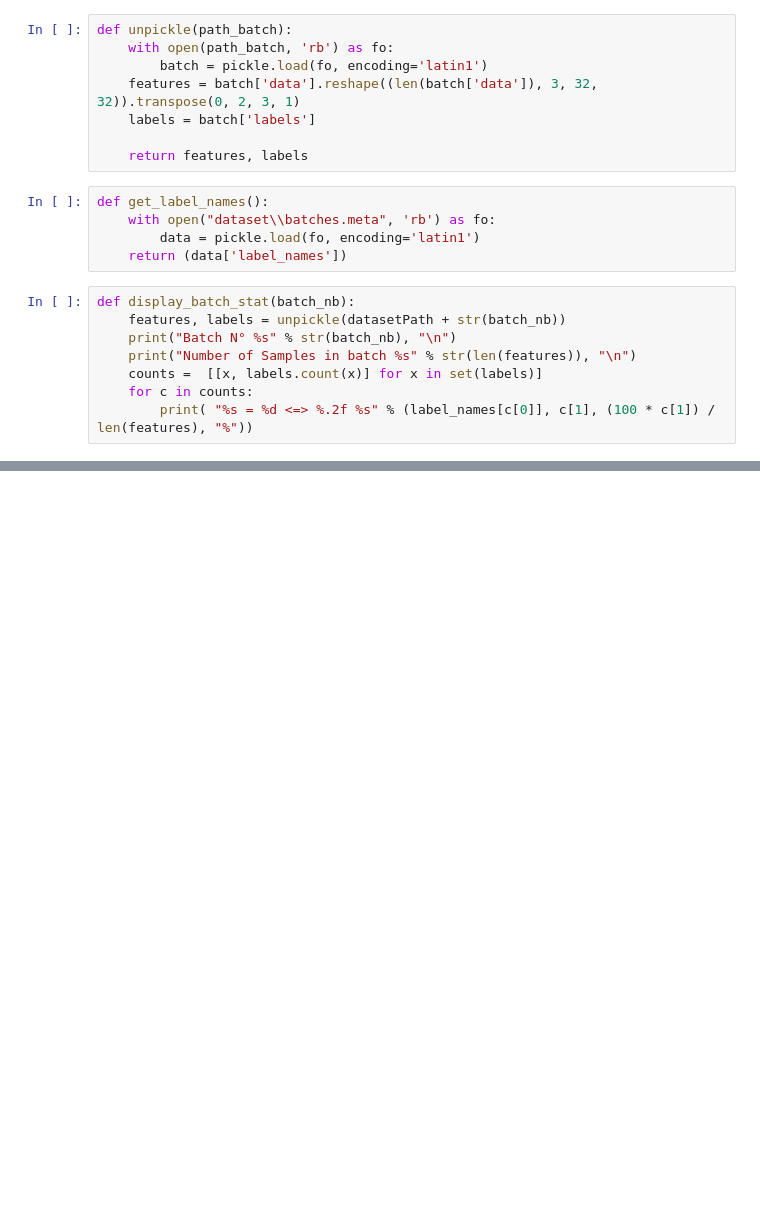
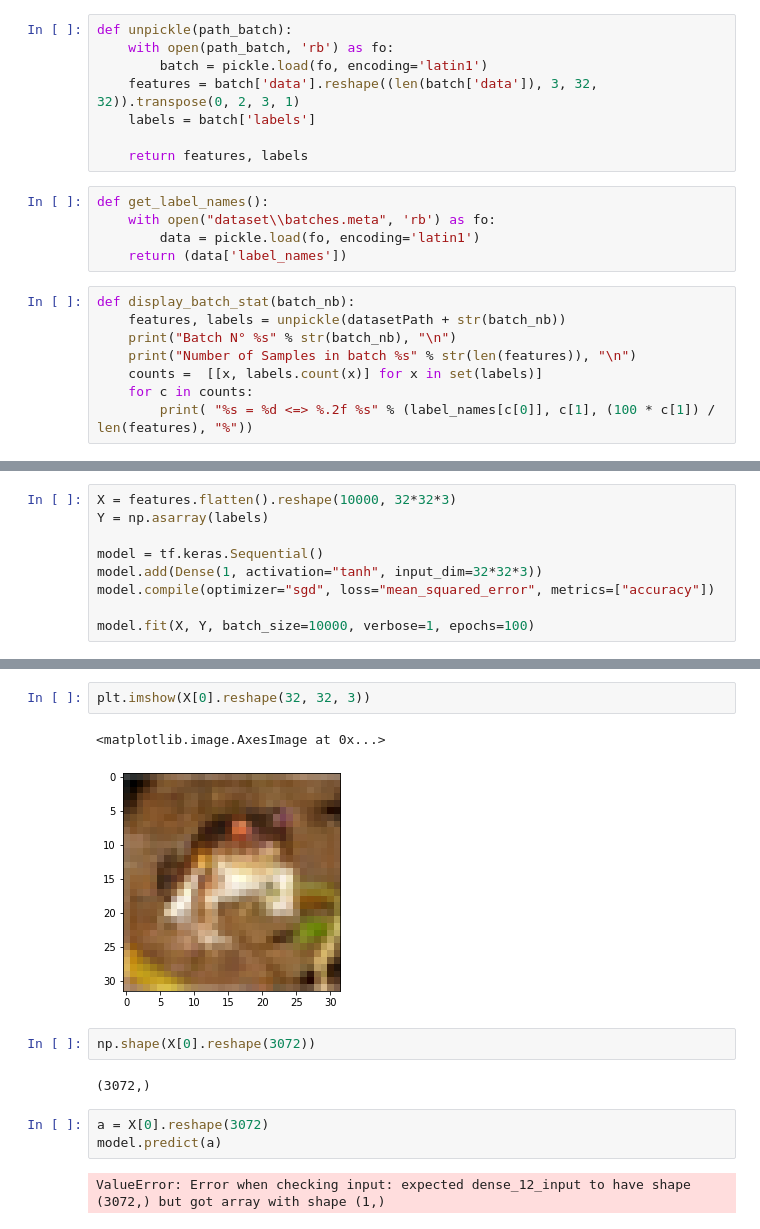
Before and after one commit to HadarakDev/MachineLearning_4IABD, a Jupyter notebook: CIFAR10.ipynb, the cells around one changed output, grey strips where cells are left out. Cells and saved outputs as stored; diff of their text form; blank space fills up the shorter version.

```diff
--- a/CIFAR10.ipynb
+++ b/CIFAR10.ipynb
@@ -50,0 +84,9 @@ print(label_names)
+# %%
+X = features.flatten().reshape(10000, 32*32*3)
+Y = np.asarray(labels)
+
+model = tf.keras.Sequential()
+model.add(Dense(1, activation="tanh", input_dim=32*32*3))
+model.compile(optimizer="sgd", loss="mean_squared_error", metrics=["accuracy"])
+
+model.fit(X, Y, batch_size=10000, verbose=1, epochs=100)
@@ -50,0 +112,14 @@ print(label_names)
+# %%
+plt.imshow(X[0].reshape(32, 32, 3))
+# %% [output]
+<matplotlib.image.AxesImage at 0x...>
+[figure, added]
+# %%
+np.shape(X[0].reshape(3072))
+# %% [output]
+(3072,)
+# %%
+a = X[0].reshape(3072)
+model.predict(a)
+# %% [output]
+ValueError: Error when checking input: expected dense_12_input to have shape (3072,) but got array with shape (1,)
```
Also changed, not shown: parts of 10 cells of this notebook.
